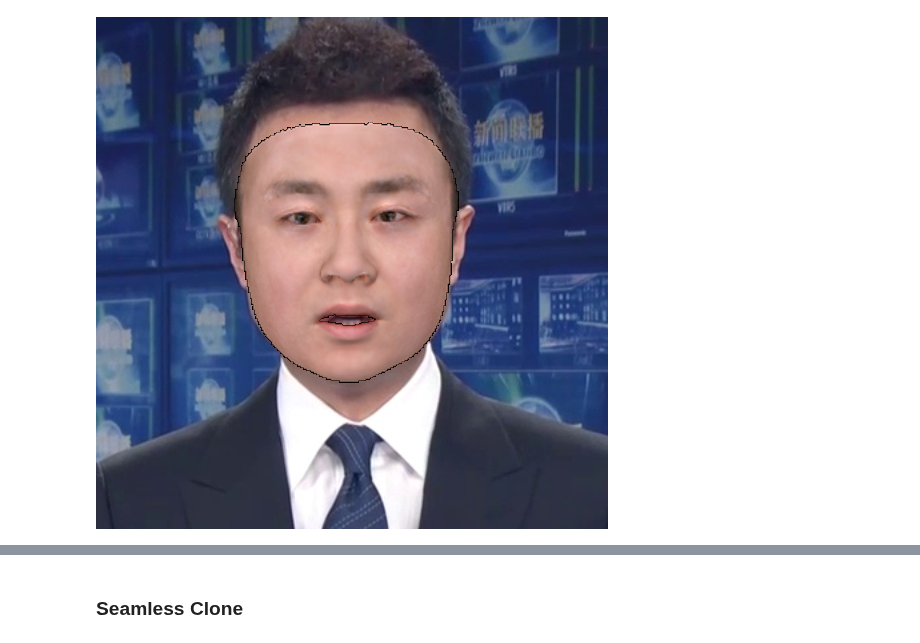
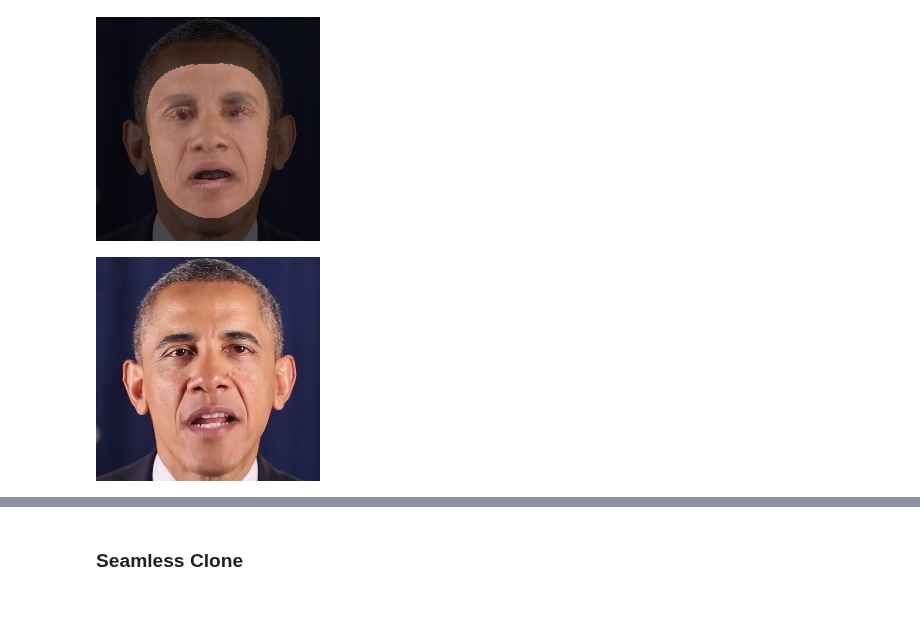
Before and after one commit to zhanghm1995/programming-learning-examples, a Jupyter notebook: OpenCV_learning/scripts/combine_images.ipynb, the cells around one changed output, grey strips where cells are left out. Drawn from its saved outputs; the diff is of its cells as text; code cells hidden in the pictures; blank space fills up the shorter version.

```diff
--- a/OpenCV_learning/scripts/combine_images.ipynb
+++ b/OpenCV_learning/scripts/combine_images.ipynb
@@ -8,3 +52,37 @@ from IPython.display import display
+# %%
+def paste_mask(src_img, mask_img, mask=None):
+    if mask is None:
+        mask = np.expand_dims(cv2.cvtColor(mask_img, cv2.COLOR_BGR2GRAY) > 0, -1)
+    else:
+        mask = mask[..., None]
+    # mask = cv2.threshold(gray,220,220, cv2.THRESH_BINARY)[1]
+    output_image =  mask_img * mask + src_img * (1 - mask)
+    output_image = output_image.astype(np.uint8)
+    return output_image
+
+src_img = "/home/haimingzhang/Research/Face/FaceFormer/FaceFormer/data/id00002/obama_weekly_022/face_image/000001.jpg"
+mask_img = "/home/haimingzhang/Research/Programming/cv-fighter/face_fighter/3DMM/output6/000001.jpg"
+# mask_img = "/home/haimingzhang/Research/Programming/cv-fighter/face_fighter/3DMM/output2/000000.jpg"
+
+src_img = cv2.imread(src_img)
+mask_img = cv2.imread(mask_img)
+
+add_weighted_img = cv2.addWeighted(src_img, 0.3, mask_img, 0.5, 0)
+display(Image.fromarray(add_weighted_img[..., ::-1]))
+
+display(Image.fromarray(src_img[..., ::-1]))
+
+
+# output_img = paste_mask(src_img, mask_img)
+# display(Image.fromarray(output_img[..., ::-1]))
+
+# output_img = swap_masked_region(src_img, mask_img, contour)
+
+# # output_img = paste_mask(src_img, mask_img, mask=contour)
+# display(Image.fromarray(output_img[..., ::-1]))
+# %% [output]
+[figure, added]
+[figure, added]
 # %%
 image_1_path = "/home/haimingzhang/Research/Programming/cv-fighter/facial_preprocessed/video_preprocessed/id00001/gangqiang_5/deep3dface_512/000400.png"
 image_2_path = "/home/haimingzhang/Research/Programming/cv-fighter/facial_preprocessed/video_preprocessed/id00001/gangqiang_5/face_image/000400.jpg"
@@ -12,14 +90,15 @@ image_2_path = "/home/haimingzhang/Research/Programming/cv-fighter/facial_prepro
 image_1 = cv2.imread(image_1_path)
 image_2 = cv2.imread(image_2_path)
 
+add_weighted_img = cv2.addWeighted(image_2, 0.6, image_1, 0.4, 0)
+display(Image.fromarray(add_weighted_img[..., ::-1]))
+
 mask = np.expand_dims(cv2.cvtColor(image_1, cv2.COLOR_BGR2GRAY) > 0, -1)
 
 output_image =  image_1 * mask + image_2 * (1 - mask)
 output_image = output_image.astype(np.uint8)
 
 display(Image.fromarray(output_image[..., ::-1]))
-# %% [output]
-[figure, removed]
 # %%
 mask_img = "/home/haimingzhang/Research/Programming/cv-fighter/facial_preprocessed/video_preprocessed/id00001/gangqiang_5/deep3dface_512/000078.png"
 mask_img = cv2.imread(mask_img)
```
Also changed, not shown: parts of 6 cells of this notebook, 7 other files.
